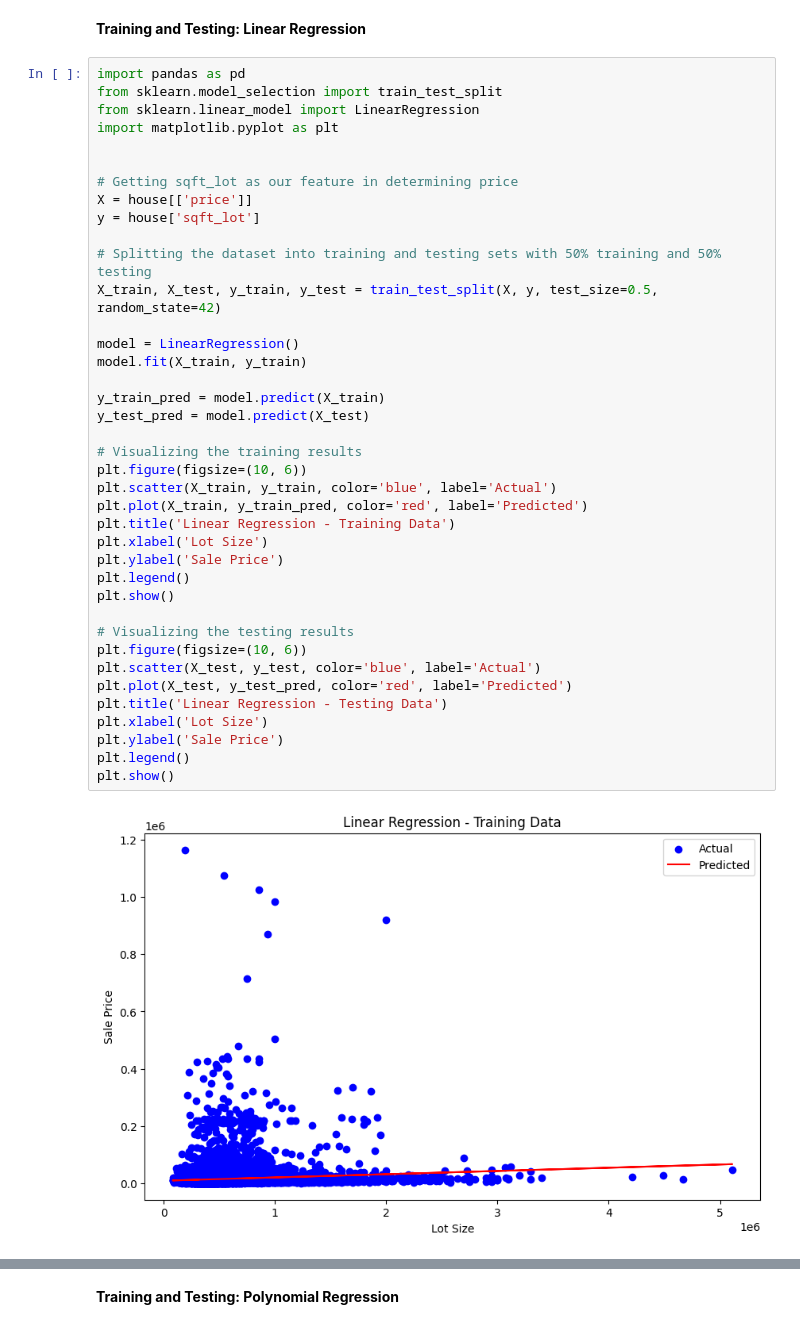
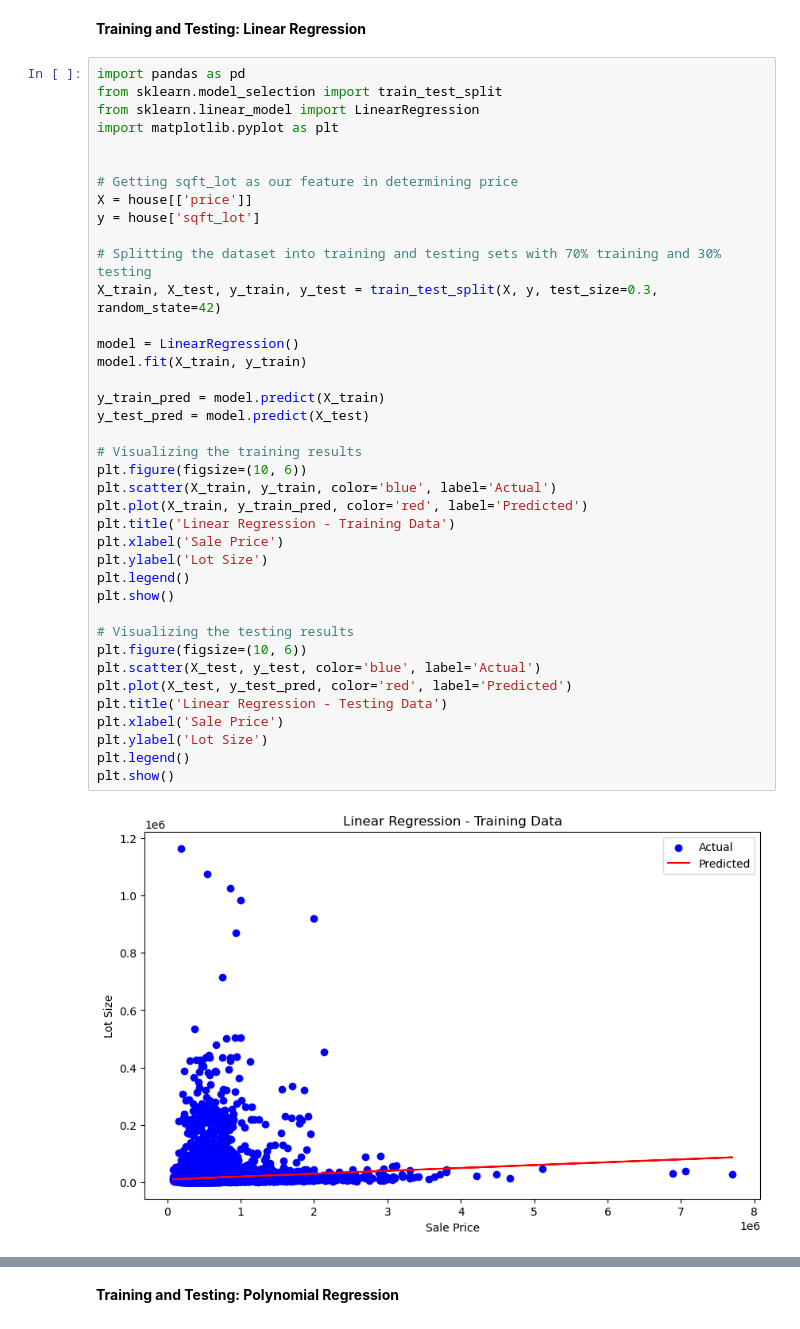
Before and after one commit to srraDs/STINTSY-MP, a Jupyter notebook: MP.ipynb, the cells around one changed output, grey strips where cells are left out. Saved outputs shown, nothing was run; the diff lists cells and outputs as text.

```diff
--- a/MP.ipynb
+++ b/MP.ipynb
@@ -434,37 +434,37 @@ from sklearn.linear_model import LinearRegression
 import matplotlib.pyplot as plt
 
 
 # Getting sqft_lot as our feature in determining price
 X = house[['price']]
 y = house['sqft_lot']
 
-# Splitting the dataset into training and testing sets with 50% training and 50% testing
-X_train, X_test, y_train, y_test = train_test_split(X, y, test_size=0.5, random_state=42)
+# Splitting the dataset into training and testing sets with 70% training and 30% testing
+X_train, X_test, y_train, y_test = train_test_split(X, y, test_size=0.3, random_state=42)
 
 model = LinearRegression()
 model.fit(X_train, y_train)
 
 y_train_pred = model.predict(X_train)
 y_test_pred = model.predict(X_test)
 
 # Visualizing the training results
 plt.figure(figsize=(10, 6))
 plt.scatter(X_train, y_train, color='blue', label='Actual')
 plt.plot(X_train, y_train_pred, color='red', label='Predicted')
 plt.title('Linear Regression - Training Data')
-plt.xlabel('Lot Size')
-plt.ylabel('Sale Price')
+plt.xlabel('Sale Price')
+plt.ylabel('Lot Size')
 plt.legend()
 plt.show()
 
 # Visualizing the testing results
 plt.figure(figsize=(10, 6))
 plt.scatter(X_test, y_test, color='blue', label='Actual')
 plt.plot(X_test, y_test_pred, color='red', label='Predicted')
 plt.title('Linear Regression - Testing Data')
-plt.xlabel('Lot Size')
-plt.ylabel('Sale Price')
+plt.xlabel('Sale Price')
+plt.ylabel('Lot Size')
 plt.legend()
 plt.show()
 # %% [output]
-[figure, old version]
+[figure, new version]
```
Also changed, not shown: parts of 11 cells of this notebook.
